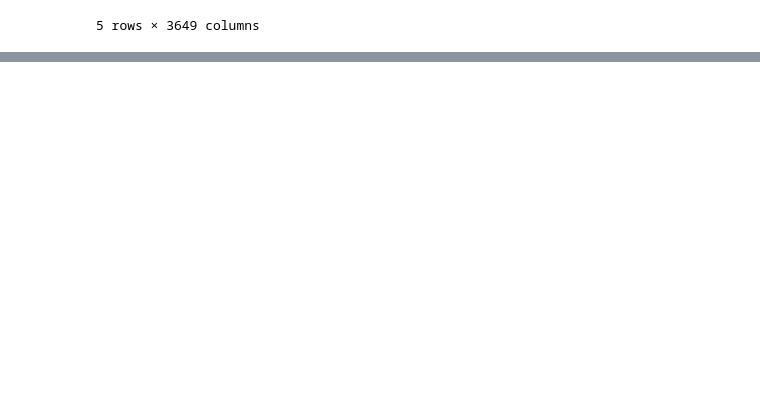
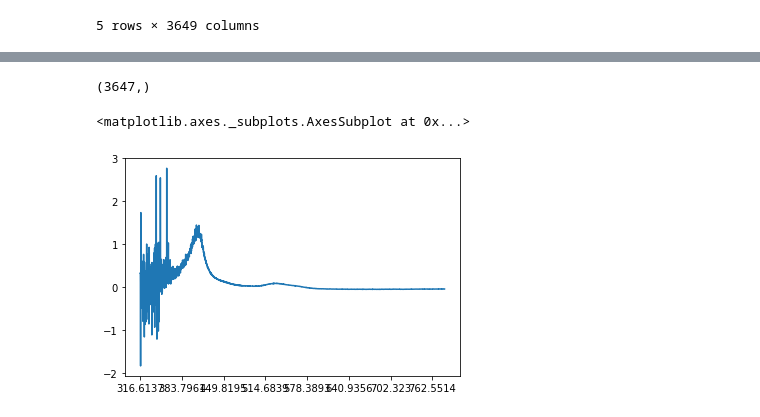
Before and after one commit to marco-finger/DSF-FS22-MarcoFinger, a Jupyter notebook: CodingTask1.ipynb, the cells around one changed output, grey strips where cells are left out. Cells and saved outputs as stored; diff of their text form; code cells hidden in the pictures; blank space fills up the shorter version.

```diff
--- a/CodingTask1.ipynb
+++ b/CodingTask1.ipynb
@@ -73,0 +87,12 @@ SyntaxError: ignored
+# %%
+# x = df.iloc[0,1:-1]
+# y = df.iloc[10,:]
+# plt.plot(x,y)
+
+df1 = df.iloc[0,1:-1]
+print(df1.shape)
+df1.plot()
+# %% [output]
+(3647,)
+<matplotlib.axes._subplots.AxesSubplot at 0x...>
+[figure, added]
```
Also changed, not shown: parts of 7 cells of this notebook.
